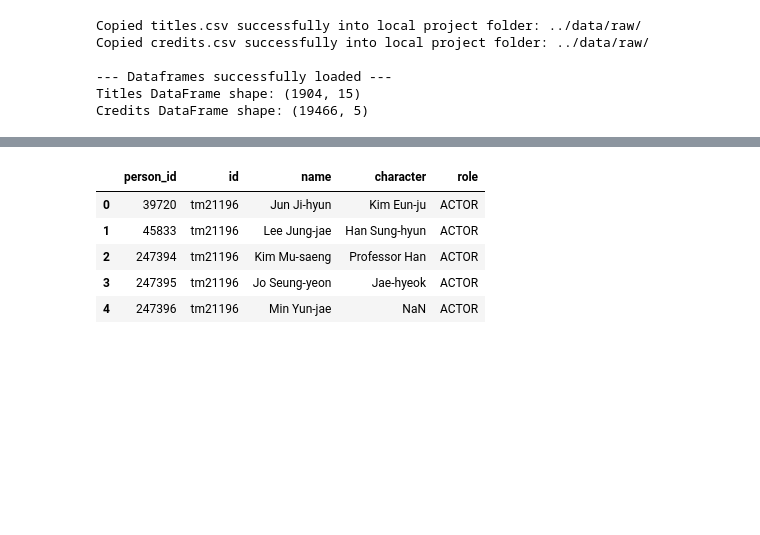
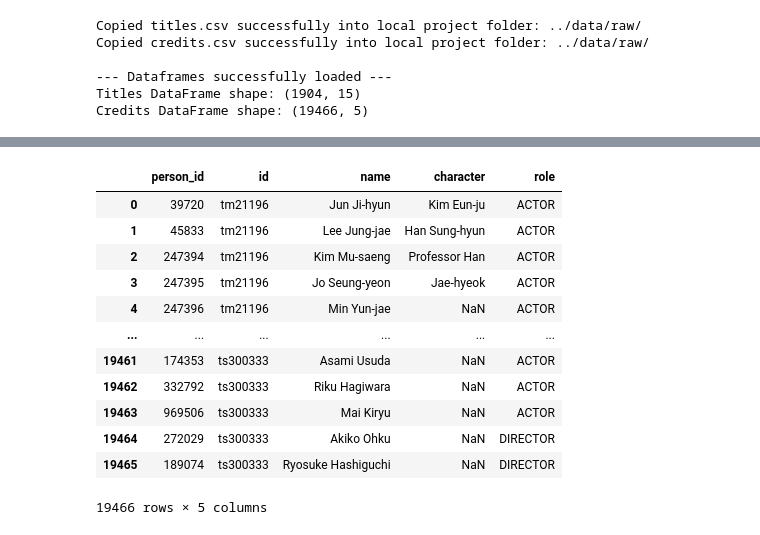
Before and after one commit to snehamayeecoding/RokutenViki_Movies_Dramas_Analysis02, a Jupyter notebook: notebooks/01_data_cleaning_and_eda.ipynb, the cells around one changed output, grey strips where cells are left out. Cells and saved outputs as stored; diff of their text form; code cells hidden in the pictures; blank space fills up the shorter version.

```diff
--- a/notebooks/01_data_cleaning_and_eda.ipynb
+++ b/notebooks/01_data_cleaning_and_eda.ipynb
@@ -58,9 +63,16 @@ df_titles.head()
 # %%
-df_credits.head()
+df_credits
 # %% [output]
 |  | person_id | id | name | character | role |
 | 0 | 39720 | tm21196 | Jun Ji-hyun | Kim Eun-ju | ACTOR |
 | 1 | 45833 | tm21196 | Lee Jung-jae | Han Sung-hyun | ACTOR |
 | 2 | 247394 | tm21196 | Kim Mu-saeng | Professor Han | ACTOR |
 | 3 | 247395 | tm21196 | Jo Seung-yeon | Jae-hyeok | ACTOR |
 | 4 | 247396 | tm21196 | Min Yun-jae | NaN | ACTOR |
+| ... | ... | ... | ... | ... | ... |
+| 19461 | 174353 | ts300333 | Asami Usuda | NaN | ACTOR |
+| 19462 | 332792 | ts300333 | Riku Hagiwara | NaN | ACTOR |
+| 19463 | 969506 | ts300333 | Mai Kiryu | NaN | ACTOR |
+| 19464 | 272029 | ts300333 | Akiko Ohku | NaN | DIRECTOR |
+| 19465 | 189074 | ts300333 | Ryosuke Hashiguchi | NaN | DIRECTOR |
+19466 rows × 5 columns
```
Also changed, not shown: parts of 26 cells of this notebook.
